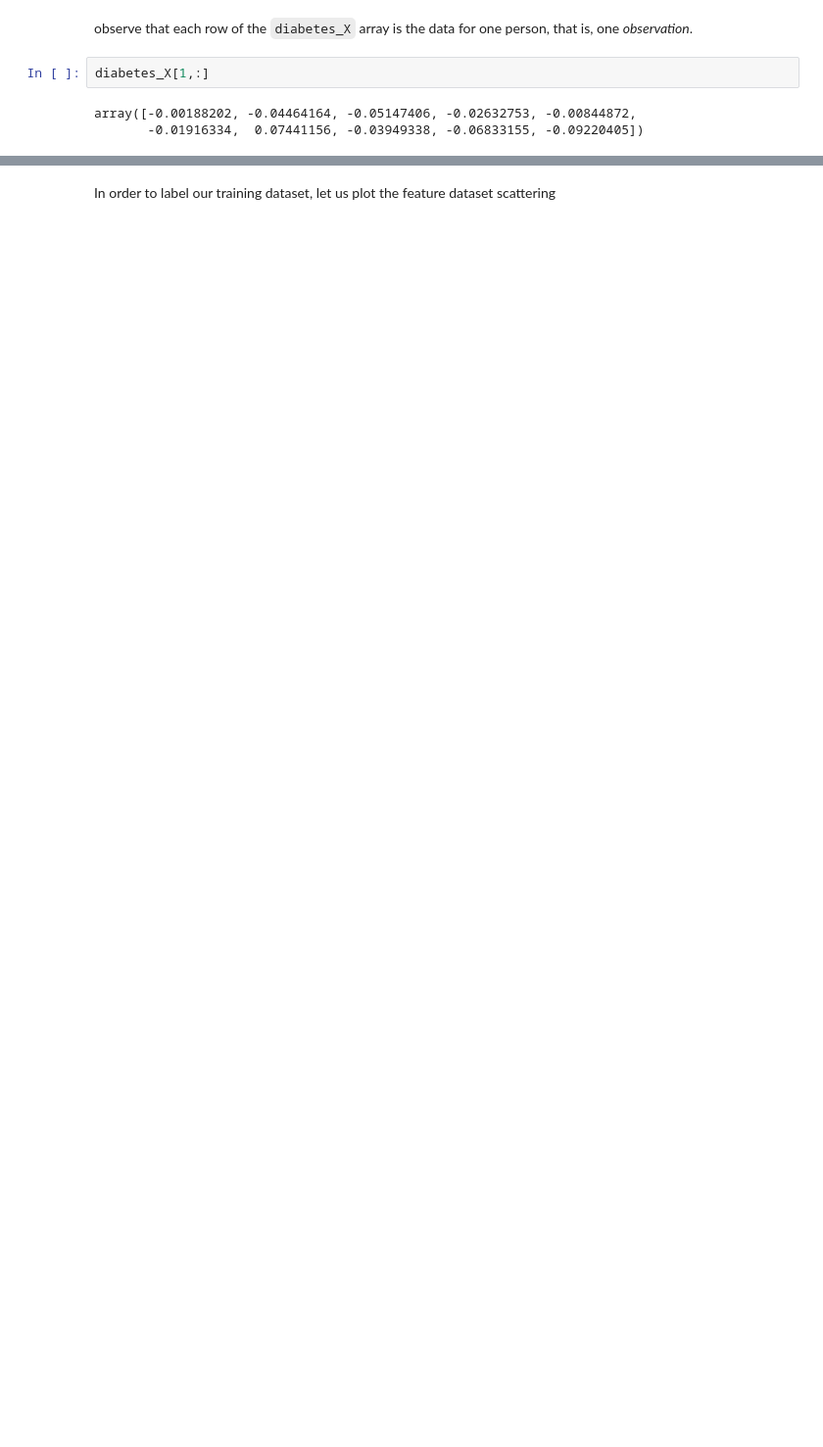
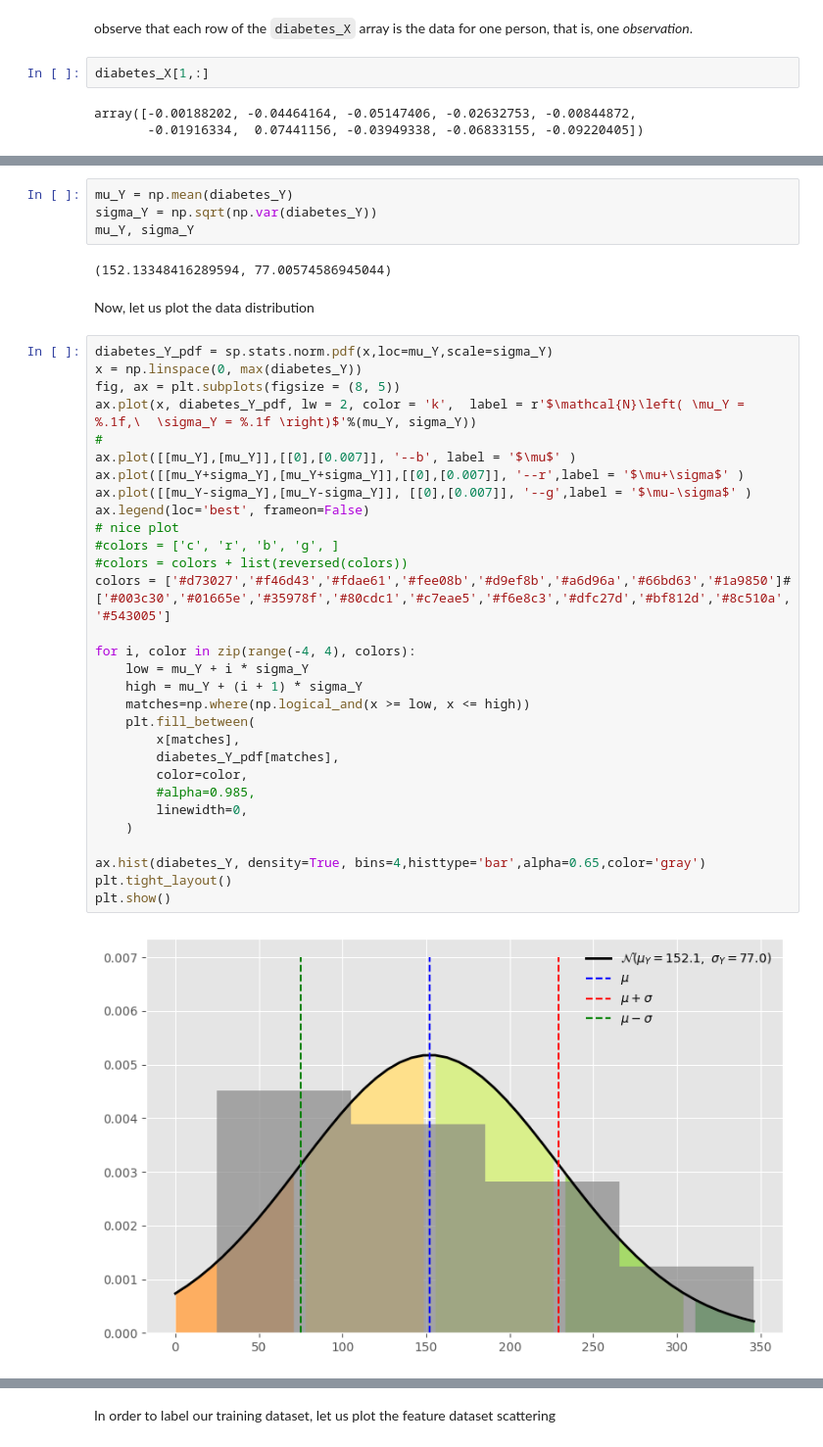
Before and after one commit to jpacheco09/my_courses, a Jupyter notebook: Intro-to-ML-and-DL/homeworks/homework1.ipynb, the cells around one changed output, grey strips where cells are left out. Shown: that part at 98% size. Cells and saved outputs as stored; diff of their text form; blank space fills up the shorter version.

Commit message:
Added data labeling section.

```diff
--- a/Intro-to-ML-and-DL/homeworks/homework1.ipynb
+++ b/Intro-to-ML-and-DL/homeworks/homework1.ipynb
@@ -57,0 +71,40 @@ array([-0.00188202, -0.04464164, -0.05147406, -0.02632753, -0.00844872,
+# %%
+mu_Y = np.mean(diabetes_Y)
+sigma_Y = np.sqrt(np.var(diabetes_Y))
+mu_Y, sigma_Y
+# %% [output]
+(152.13348416289594, 77.00574586945044)
+# %% [markdown]
+Now, let us plot the data distribution
+# %%
+diabetes_Y_pdf = sp.stats.norm.pdf(x,loc=mu_Y,scale=sigma_Y)
+x = np.linspace(0, max(diabetes_Y))
+fig, ax = plt.subplots(figsize = (8, 5))
+ax.plot(x, diabetes_Y_pdf, lw = 2, color = 'k',  label = r'$\mathcal{N}\left( \mu_Y = %.1f,\  \sigma_Y = %.1f \right)$'%(mu_Y, sigma_Y))
+#
+ax.plot([[mu_Y],[mu_Y]],[[0],[0.007]], '--b', label = '$\mu$' )
+ax.plot([[mu_Y+sigma_Y],[mu_Y+sigma_Y]],[[0],[0.007]], '--r',label = '$\mu+\sigma$' )
+ax.plot([[mu_Y-sigma_Y],[mu_Y-sigma_Y]], [[0],[0.007]], '--g',label = '$\mu-\sigma$' )
+ax.legend(loc='best', frameon=False)
+# nice plot
+#colors = ['c', 'r', 'b', 'g', ]
+#colors = colors + list(reversed(colors))
+colors = ['#d73027','#f46d43','#fdae61','#fee08b','#d9ef8b','#a6d96a','#66bd63','#1a9850']#['#003c30','#01665e','#35978f','#80cdc1','#c7eae5','#f6e8c3','#dfc27d','#bf812d','#8c510a','#543005']
+
+for i, color in zip(range(-4, 4), colors):
+    low = mu_Y + i * sigma_Y
+    high = mu_Y + (i + 1) * sigma_Y
+    matches=np.where(np.logical_and(x >= low, x <= high))
+    plt.fill_between(
+        x[matches],
+        diabetes_Y_pdf[matches],
+        color=color,
+        #alpha=0.985,
+        linewidth=0,
+    )
+
+ax.hist(diabetes_Y, density=True, bins=4,histtype='bar',alpha=0.65,color='gray')
+plt.tight_layout()
+plt.show()
+# %% [output]
+[figure, added]
```
Also changed, not shown: parts of 14 cells of this notebook, 1 other file.
